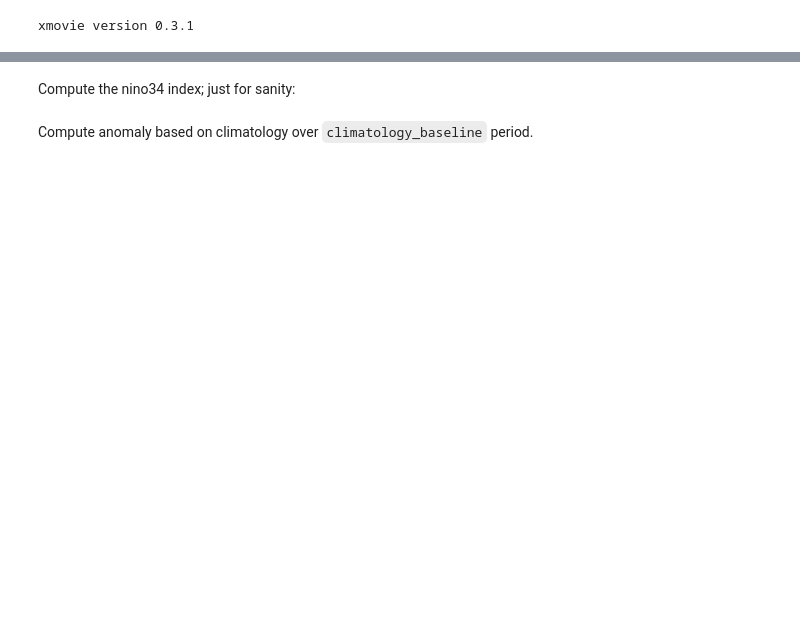
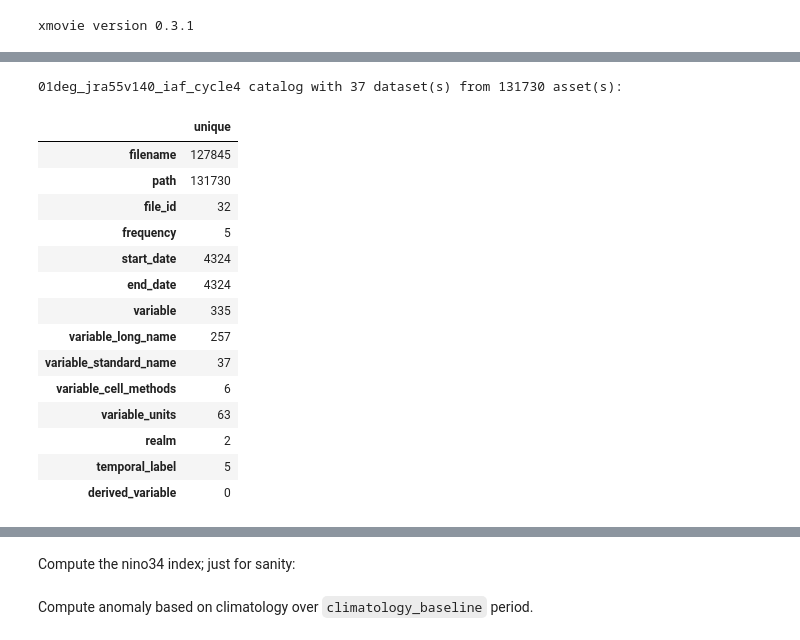
Before and after one commit to navidcy/LaNina-flavours, a Jupyter notebook: Figure_4/access-om2-investigations.ipynb, the cells around one changed output, grey strips where cells are left out. Cells and saved outputs as stored; diff of their text form; code cells hidden in the pictures; blank space fills up the shorter version.

```diff
--- a/Figure_4/access-om2-investigations.ipynb
+++ b/Figure_4/access-om2-investigations.ipynb
@@ -64,6 +52,23 @@ catalog = intake.cat.access_nri
 # %%
 # Then open a specific experiment with:
-# catalog['01deg_jra55v140_iaf_cycle4']
+catalog['01deg_jra55v140_iaf_cycle4']
+# %% [output]
+01deg_jra55v140_iaf_cycle4 catalog with 37 dataset(s) from 131730 asset(s):
+|  | unique |
+| filename | 127845 |
+| path | 131730 |
+| file_id | 32 |
+| frequency | 5 |
+| start_date | 4324 |
+| end_date | 4324 |
+| variable | 335 |
+| variable_long_name | 257 |
+| variable_standard_name | 37 |
+| variable_cell_methods | 6 |
+| variable_units | 63 |
+| realm | 2 |
+| temporal_label | 5 |
+| derived_variable | 0 |
 # %%
 minlon = -240
 maxlon = -60
```
Also changed, not shown: parts of 16 cells of this notebook.
